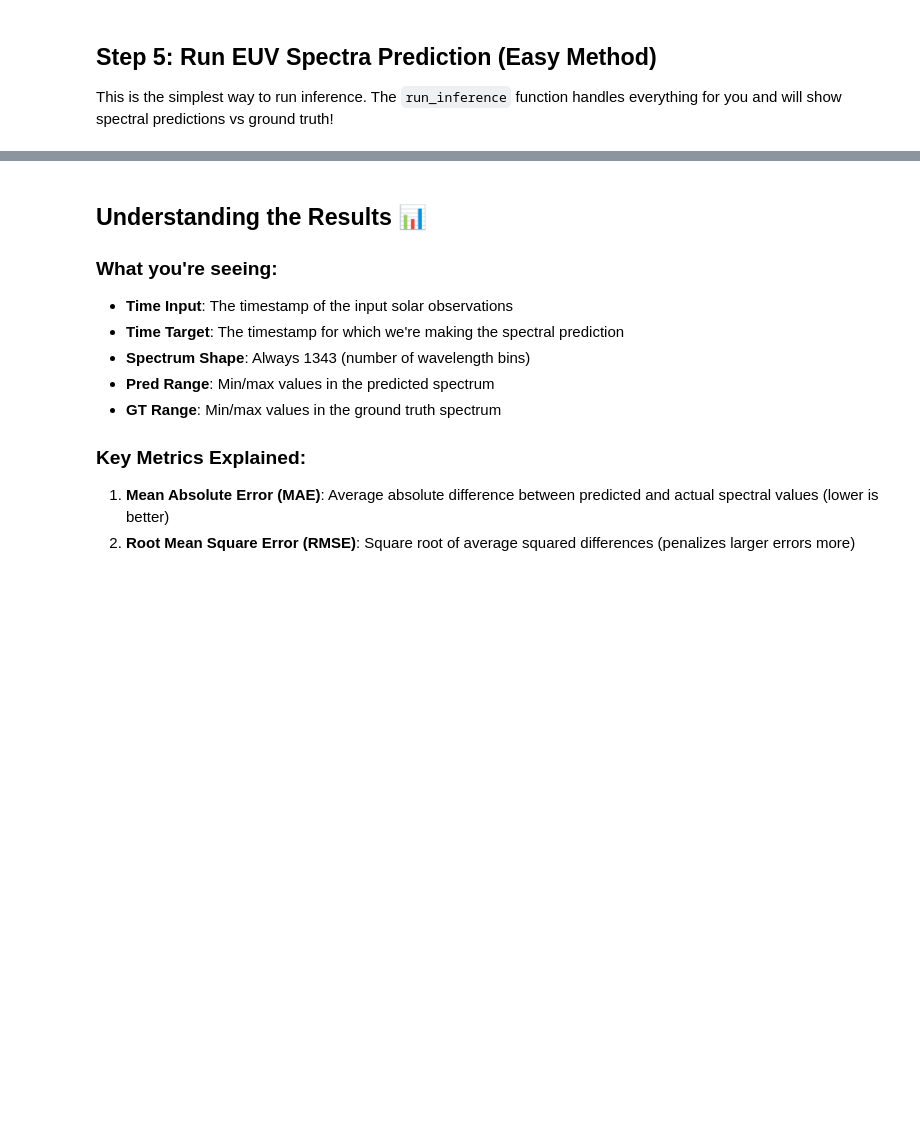
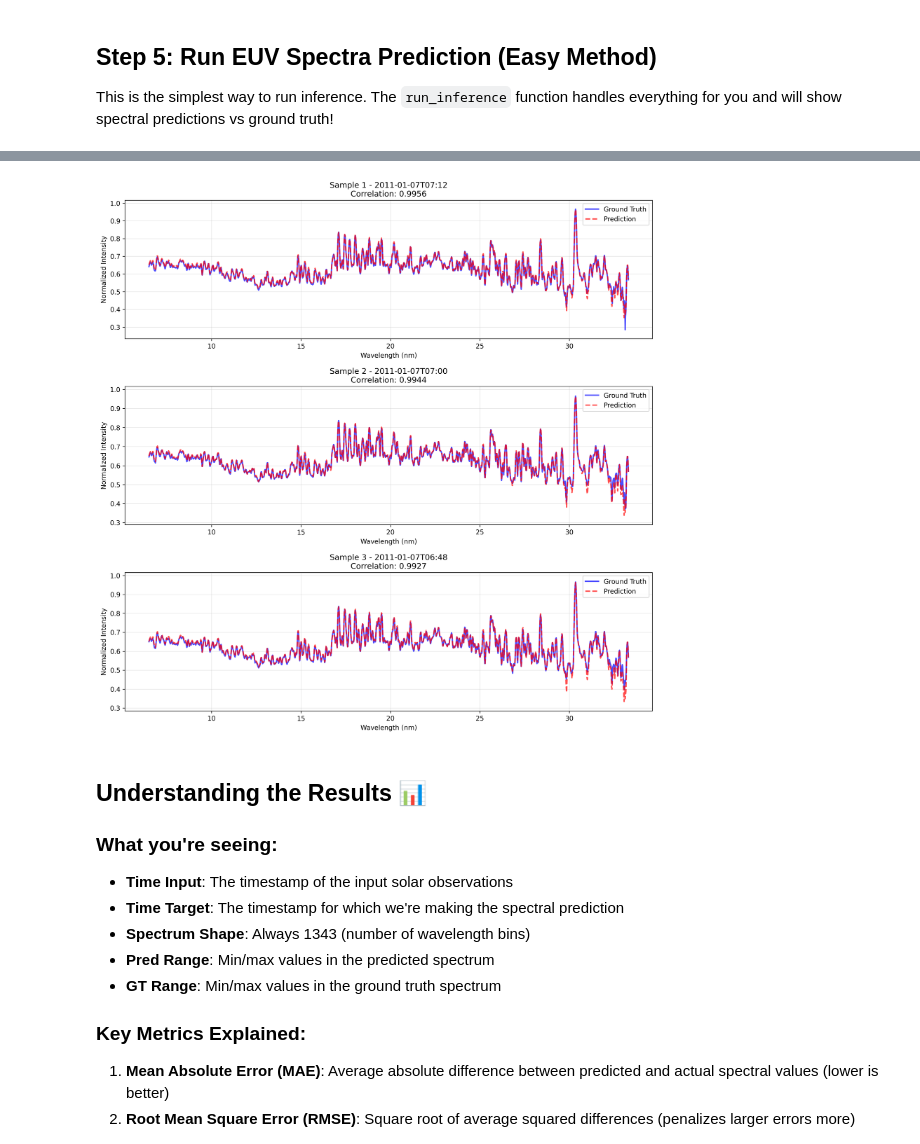
Before and after one commit to NASA-IMPACT/Surya, a Jupyter notebook: downstream_examples/euv_spectra_prediction/euv_spectra_tutorial.ipynb, the cells around one changed output, grey strips where cells are left out. Saved outputs shown, nothing was run; the diff lists cells and outputs as text; code cells hidden in the pictures; blank space fills up the shorter version.

```diff
--- a/downstream_examples/euv_spectra_prediction/euv_spectra_tutorial.ipynb
+++ b/downstream_examples/euv_spectra_prediction/euv_spectra_tutorial.ipynb
@@ -164,6 +164,12 @@ Dataset size: 3
 
 📊 Visualization saved to: ./inference_results/euv_spectra_predictions.png
 🎉 EUV spectra prediction completed successfully!
+# %%
+import IPython
+saved_image_path = os.path.join(output_dir, 'euv_spectra_predictions.png')
+IPython.display.Image(filename=saved_image_path)
+# %% [output]
+[figure, added]
 # %% [markdown]
 ## Understanding the Results 📊
 
```
Also changed, not shown: parts of 2 cells of this notebook, 1 other file.
